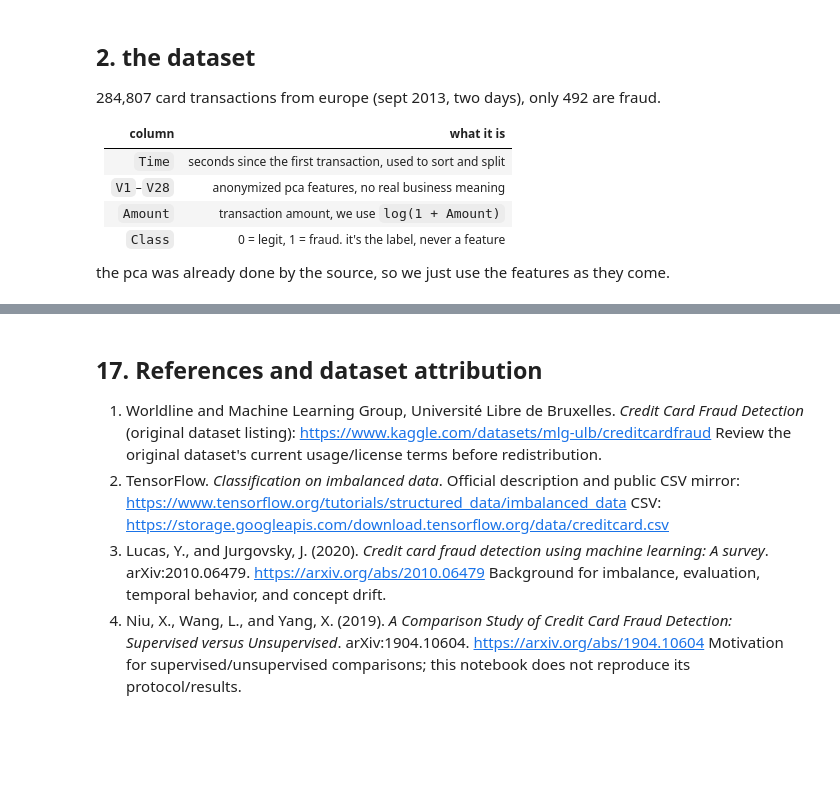
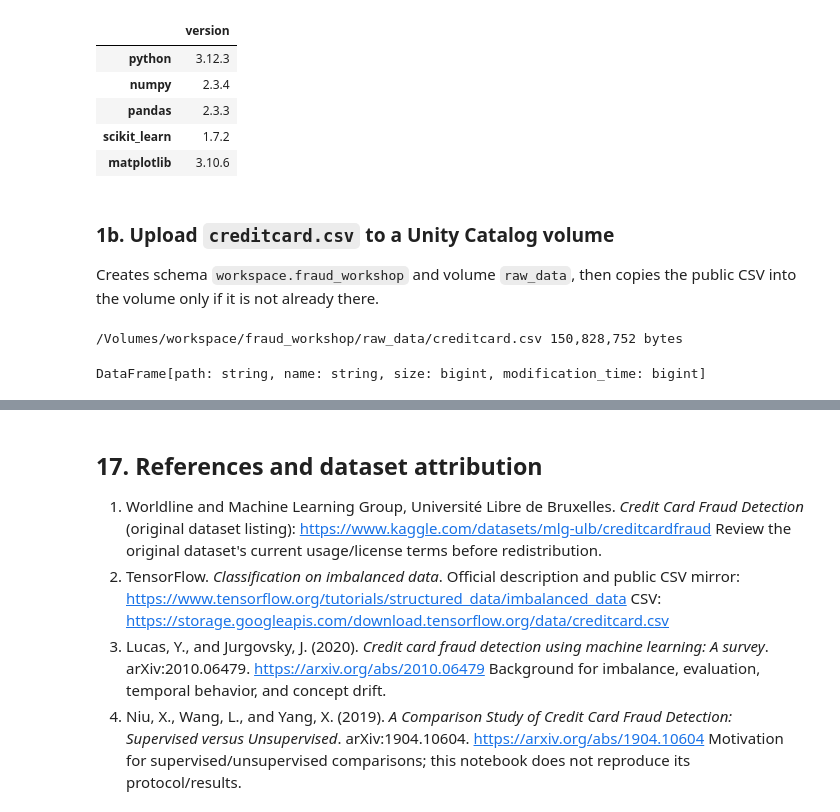
Before and after one commit to Andresdle18/Demo-ti2006b_A01234560, a Jupyter notebook: activities/2.12-databricks-workshop/notebooks/financial_fraud_demo.ipynb, the cells around one changed output, grey strips where cells are left out. Drawn from its saved outputs; the diff is of its cells as text; code cells hidden in the pictures; blank space fills up the shorter version.

```diff
--- a/activities/2.12-databricks-workshop/notebooks/financial_fraud_demo.ipynb
+++ b/activities/2.12-databricks-workshop/notebooks/financial_fraud_demo.ipynb
@@ -20,8 +54,8 @@ upload the csv to a unity catalog volume and set `CSV_VOLUME_PATH` and `DELTA_TA
 # %%
 from pathlib import Path
 import hashlib
+import json
 import os
-import json
 import platform
 import shutil
 import sys
@@ -32,47 +66,61 @@ import urllib.request
 import numpy as np
 import pandas as pd
 import matplotlib
 import matplotlib.pyplot as plt
 import sklearn
 from IPython.display import display
 from sklearn.dummy import DummyClassifier
 from sklearn.ensemble import IsolationForest, RandomForestClassifier
 from sklearn.linear_model import LogisticRegression
 from sklearn.metrics import (
     accuracy_score, average_precision_score, confusion_matrix,
     ConfusionMatrixDisplay, f1_score, precision_recall_curve,
     precision_score, recall_score, roc_auc_score,
 )
 from sklearn.pipeline import Pipeline
 from sklearn.preprocessing import StandardScaler
 from sklearn.tree import DecisionTreeClassifier, export_text, plot_tree
 
 SEED = 42
-LOCAL_DATA_PATH = ''  # Local-only fallback; not for the Databricks submission.
-CSV_VOLUME_PATH = '/Volumes/workspace/ti2006b_2_12/fraud_data/creditcard.csv'
-DELTA_TABLE_NAME = 'workspace.ti2006b_2_12.creditcard'
+LOCAL_DATA_PATH = ''  # Local-only fallback (Colab).
+CSV_VOLUME_PATH = '/Volumes/workspace/fraud_workshop/raw_data/creditcard.csv'
+DELTA_TABLE_NAME = 'workspace.fraud_workshop.creditcard'
 OUTPUT_DIR = Path(tempfile.gettempdir()) / 'fraud_demo_outputs'
 OUTPUT_DIR.mkdir(parents=True, exist_ok=True)
-RUN_MLFLOW = True  # Record the completed experiment in the Databricks workspace.
+RUN_MLFLOW = True  # Record the experiment in the Databricks workspace.
 MLFLOW_EXPERIMENT = ''  # Databricks: supply an experiment path you can write to.
 
 versions = {
     'python': platform.python_version(), 'numpy': np.__version__,
     'pandas': pd.__version__, 'scikit_learn': sklearn.__version__,
     'matplotlib': matplotlib.__version__,
 }
 display(pd.Series(versions, name='version').to_frame())
 plt.rcParams.update({'figure.dpi': 110, 'font.size': 10, 'axes.grid': False})
+# %% [output]
+|  | version |
+| python | 3.12.3 |
+| numpy | 2.3.4 |
+| pandas | 2.3.3 |
+| scikit_learn | 1.7.2 |
+| matplotlib | 3.10.6 |
-# %% [markdown]
-## 2. the dataset
-
-284,807 card transactions from europe (sept 2013, two days), only 492 are fraud.
-
-| column | what it is |
-|---|---|
-| `Time` | seconds since the first transaction, used to sort and split |
-| `V1`–`V28` | anonymized pca features, no real business meaning |
-| `Amount` | transaction amount, we use `log(1 + Amount)` |
-| `Class` | 0 = legit, 1 = fraud. it's the label, never a feature |
-
-the pca was already done by the source, so we just use the features as they come.
+# %% [markdown]
+### 1b. Upload `creditcard.csv` to a Unity Catalog volume
+
+Creates schema `workspace.fraud_workshop` and volume `raw_data`, then copies the public CSV into the volume only if it is not already there.
+# %%
+spark.sql('CREATE SCHEMA IF NOT EXISTS workspace.fraud_workshop')
+spark.sql('CREATE VOLUME IF NOT EXISTS workspace.fraud_workshop.raw_data')
+csv_target = Path(CSV_VOLUME_PATH)
+if not csv_target.is_file():
+    req = urllib.request.Request('https://storage.googleapis.com/download.tensorflow.org/data/creditcard.csv',
+                                 headers={'User-Agent': 'fraud-teaching-demo/1.0'})
+    tmp = Path(tempfile.gettempdir()) / 'creditcard.csv'
+    with urllib.request.urlopen(req, timeout=300) as r, tmp.open('wb') as h:
+        shutil.copyfileobj(r, h)
+    shutil.copyfile(tmp, csv_target)
+print(csv_target, f'{csv_target.stat().st_size:,} bytes')
+display(spark.sql("LIST '/Volumes/workspace/fraud_workshop/raw_data/'"))
+# %% [output]
+/Volumes/workspace/fraud_workshop/raw_data/creditcard.csv 150,828,752 bytes
+DataFrame[path: string, name: string, size: bigint, modification_time: bigint]
```
Also changed, not shown: parts of 49 cells of this notebook, 11 other files.
